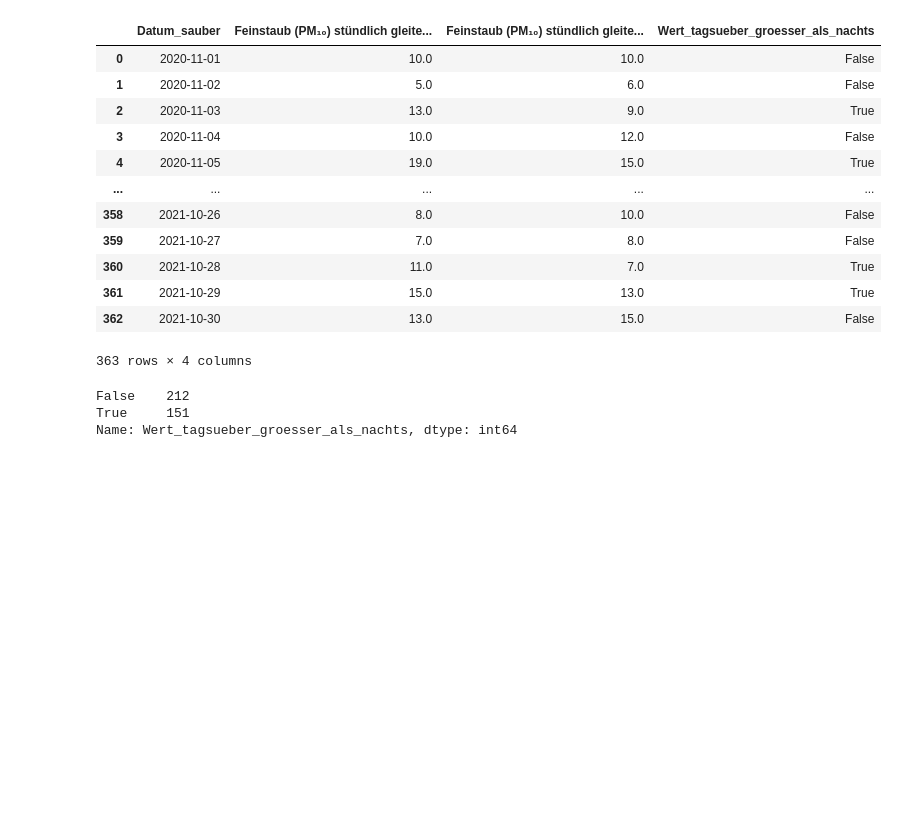
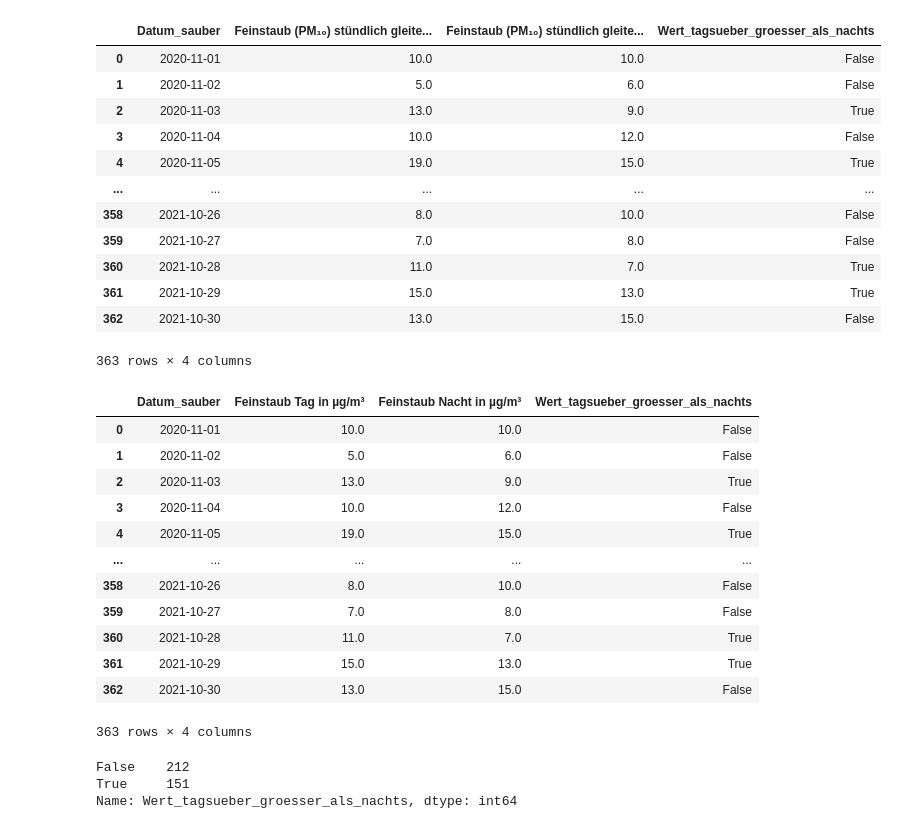
Before and after one commit to konrad/DaLI_Basismodul_WiSe2021_2022, a Jupyter notebook: Feinstaub_Tag_vs_Nacht.ipynb, the cells around one changed output. Drawn from its saved outputs; the diff is of its cells as text; code cells hidden in the pictures; blank space fills up the shorter version.

```diff
--- a/Feinstaub_Tag_vs_Nacht.ipynb
+++ b/Feinstaub_Tag_vs_Nacht.ipynb
@@ -133,9 +133,24 @@ air_quality_day_vs_night
 | 362 | 2021-10-30 | 13.0 | 15.0 | False |
 363 rows × 4 columns
 # %%
-air_quality_day_vs_night.rename{
-    "Feinstaub (PM₁₀) stündlich gleitendes Tagesmittel in µg/m³_x": "",
-}
+air_quality_day_vs_night.rename(columns={
+    "Feinstaub (PM₁₀) stündlich gleitendes Tagesmittel in µg/m³_x": "Feinstaub Tag in µg/m³",
+    "Feinstaub (PM₁₀) stündlich gleitendes Tagesmittel in µg/m³_y": "Feinstaub Nacht in µg/m³"
+})
+# %% [output]
+|  | Datum_sauber | Feinstaub Tag in µg/m³ | Feinstaub Nacht in µg/m³ | Wert_tagsueber_groesser_als_nachts |
+| 0 | 2020-11-01 | 10.0 | 10.0 | False |
+| 1 | 2020-11-02 | 5.0 | 6.0 | False |
+| 2 | 2020-11-03 | 13.0 | 9.0 | True |
+| 3 | 2020-11-04 | 10.0 | 12.0 | False |
+| 4 | 2020-11-05 | 19.0 | 15.0 | True |
+| ... | ... | ... | ... | ... |
+| 358 | 2021-10-26 | 8.0 | 10.0 | False |
+| 359 | 2021-10-27 | 7.0 | 8.0 | False |
+| 360 | 2021-10-28 | 11.0 | 7.0 | True |
+| 361 | 2021-10-29 | 15.0 | 13.0 | True |
+| 362 | 2021-10-30 | 13.0 | 15.0 | False |
+363 rows × 4 columns
 # %%
 air_quality_day_vs_night["Wert_tagsueber_groesser_als_nachts"].value_counts()
 # %% [output]
```
